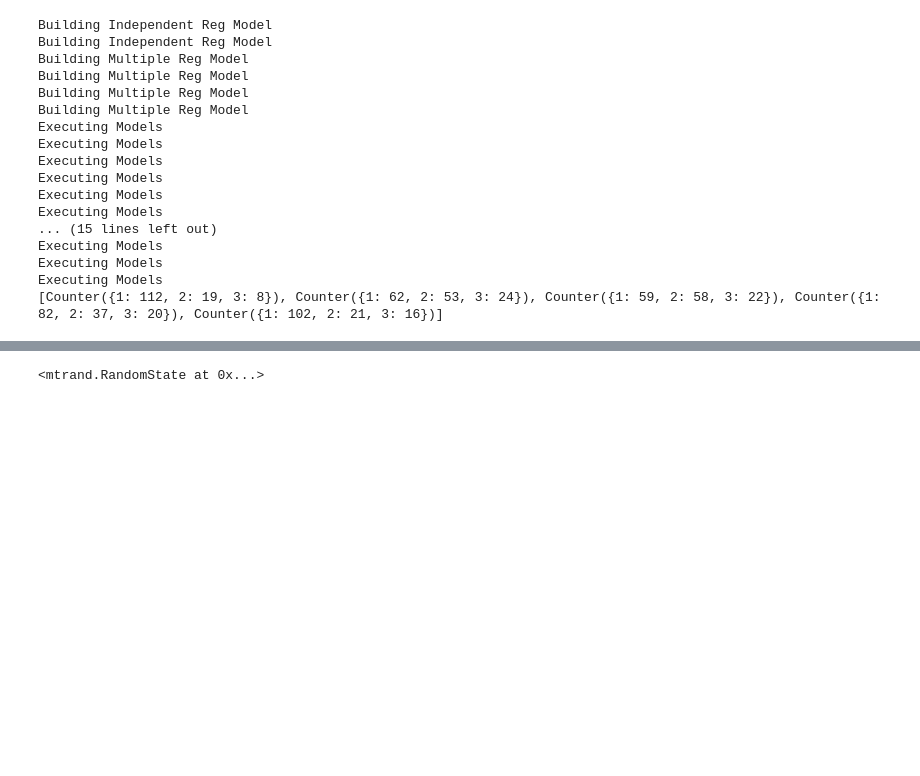
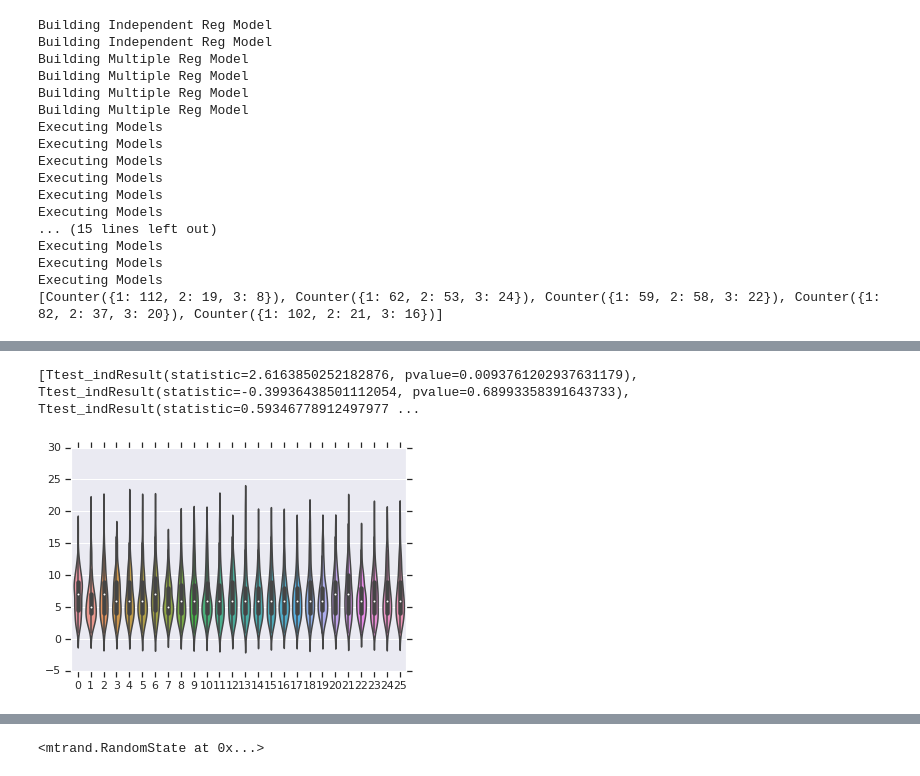
Before and after one commit to elifesciences-publications/PreycapMaster, a Jupyter notebook: Model_Plot.ipynb, the cells around one changed output, grey strips where cells are left out. Drawn from its saved outputs; the diff is of its cells as text; code cells hidden in the pictures; blank space fills up the shorter version.

Commit message:
improved scoring methods and wrote plotter for Marr2Algs

```diff
--- a/Model_Plot.ipynb
+++ b/Model_Plot.ipynb
@@ -11,9 +13,10 @@ np.random.seed()
 sb.set()
 current_palette = sb.color_palette()
 # %%
-#ms = np.load('ms.npy')
-#p_inits = np.load('p_inits.npy')
-#strike_params = np.load('strike_params.npy')
+ms = np.load('ms.npy')
+p_inits = np.load('p_inits.npy')
+strike_params = np.load('strike_params.npy')
+simlist_by_hunt = np.load('simlist_by_hunt.npy')
 # %%
 run pc_model
 # %% [output]
@@ -44,0 +40,4 @@ simlist_by_hunt[2]
+# %%
+marralgs = Marr2Algorithms(p_inits, strike_params)
+marralgs.run_marr2_models(25)
+marralgs.result_plotter()
@@ -44,0 +63,5 @@ simlist_by_hunt[2]
+# %%
+marralgs.result_compiler()
+# %% [output]
+[Ttest_indResult(statistic=2.6163850252182876, pvalue=0.0093761202937631179), Ttest_indResult(statistic=-0.39936438501112054, pvalue=0.68993358391643733), Ttest_indResult(statistic=0.59346778912497977 ...
+[figure, added]
```
Also changed, not shown: parts of 5 cells of this notebook, 1 other file.
